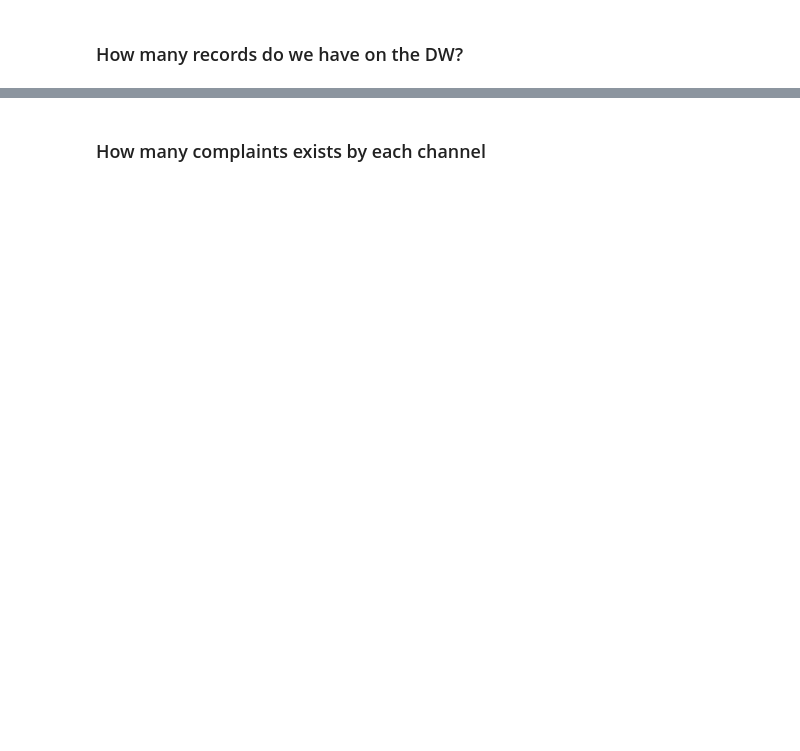
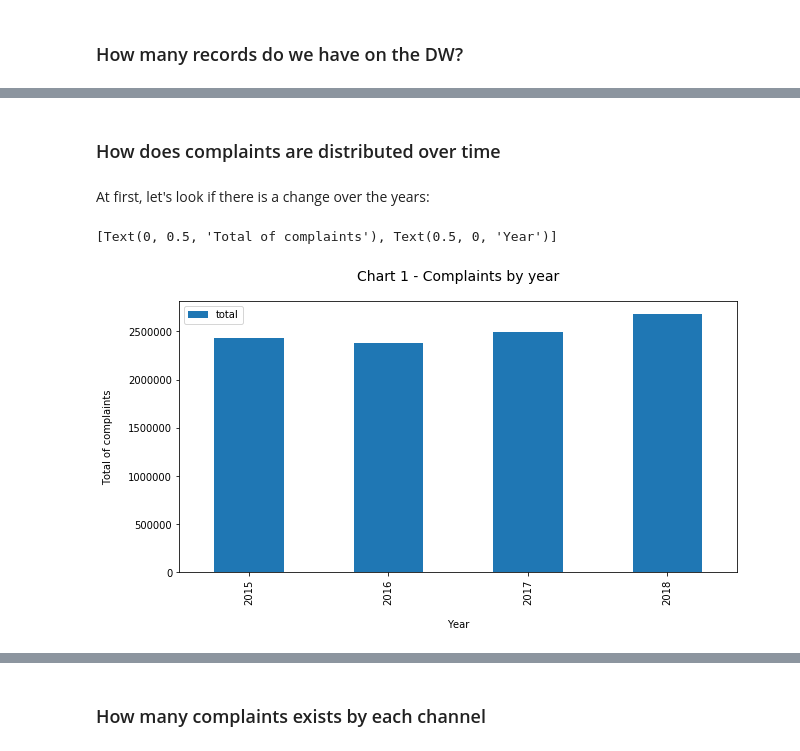
Before and after one commit to renatolsromao/udacity-dend-project6-brazilian_consumer_complaints_pipeline, a Jupyter notebook: analysis/analysis-dw.ipynb, the cells around one changed output, grey strips where cells are left out. Drawn from its saved outputs; the diff is of its cells as text; code cells hidden in the pictures; blank space fills up the shorter version.

```diff
--- a/analysis/analysis-dw.ipynb
+++ b/analysis/analysis-dw.ipynb
@@ -9,0 +23,5 @@ import pandas
+# %%
+rcParams['axes.titlepad'] = 20
+rcParams['axes.titlesize'] = 14
+rcParams['axes.labelpad'] = 15
+rcParams['axes.xmargin'] = .01
@@ -30,0 +51,21 @@ total_complaints.head()
+# %% [markdown]
+### How does complaints are distributed over time
+# %% [markdown]
+At first, let's look if there is a change over the years:
+# %%
+stmt = """
+    select
+        dat.year, count(*) as total
+    from ft_complaints as c
+        left join dm_date as dat on (c.ts = dat.ts)
+    group by dat.year
+    ;
+"""
+complaints_by_year = pandas.read_sql(stmt, conn)
+complaints_by_year.set_index('year', inplace=True)
+
+ax = complaints_by_year.sort_values(by='year').plot(kind='bar', title='Chart 1 - Complaints by year', figsize=(10,5))
+ax.set(ylabel='Total of complaints', xlabel='Year')
+# %% [output]
+[Text(0, 0.5, 'Total of complaints'), Text(0.5, 0, 'Year')]
+[figure, added]
```
Also changed, not shown: parts of 36 cells of this notebook, 5 other files.
